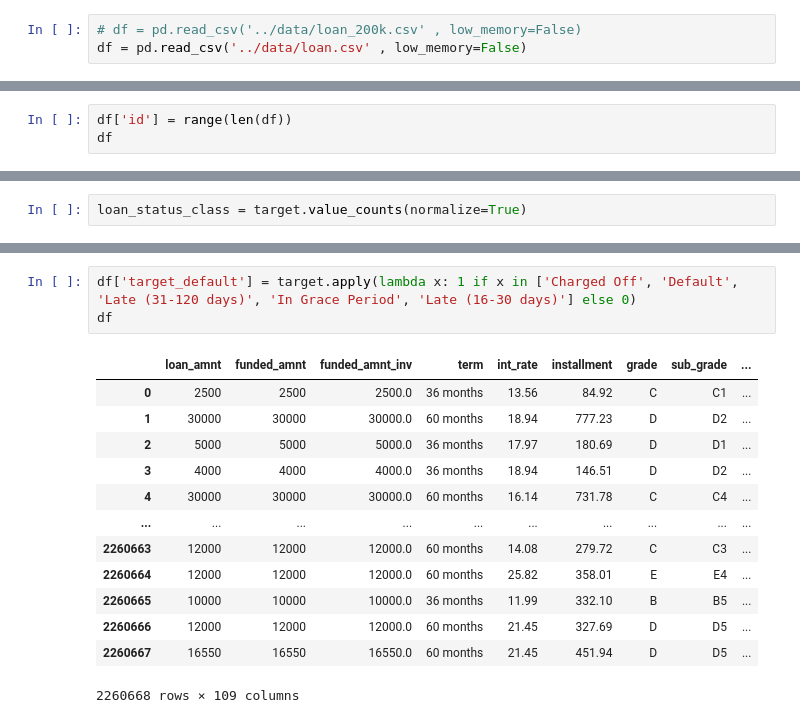
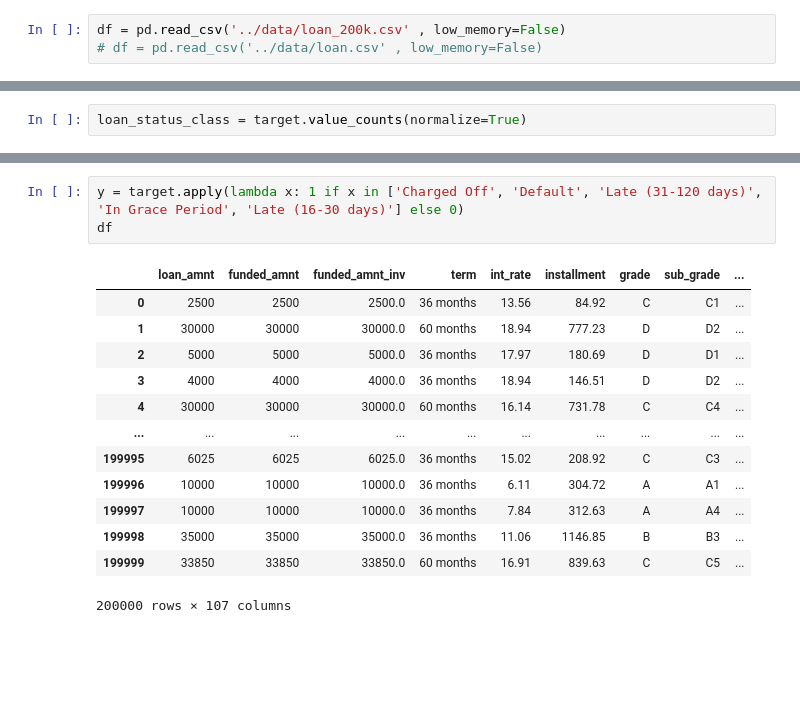
Before and after one commit to OlixIgnacious/loan-default-ml, a Jupyter notebook: notebooks/01_eda.ipynb, the cells around one changed output, grey strips where cells are left out. Cells and saved outputs as stored; diff of their text form; blank space fills up the shorter version.

```diff
--- a/notebooks/01_eda.ipynb
+++ b/notebooks/01_eda.ipynb
@@ -1,8 +1,8 @@
 # %%
 import pandas as pd
 # %%
-# df = pd.read_csv('../data/loan_200k.csv' , low_memory=False)
-df = pd.read_csv('../data/loan.csv' , low_memory=False)
+df = pd.read_csv('../data/loan_200k.csv' , low_memory=False)
+# df = pd.read_csv('../data/loan.csv' , low_memory=False)
 # %%
 leak_cols = [c for c in df.columns if "pymnt" in c or "recover" in c or "hardship" in c or "settlement" in c or 'total_rec' in c or 'out_prncp' in c  or 'last_pymnt' in c or 'next_pymnt' in c or 'last_credit_pull_d' in c]
 leak_cols
@@ -52,4 +52 @@ df.isna().sum().to_dict()
  'disbursement_method': 0}
-# %%
-df['id'] = range(len(df))
-df
@@ -141,20 +118,20 @@ Name: proportion, dtype: float64
 # %%
-df['target_default'] = target.apply(lambda x: 1 if x in ['Charged Off', 'Default', 'Late (31-120 days)', 'In Grace Period', 'Late (16-30 days)'] else 0)
+y = target.apply(lambda x: 1 if x in ['Charged Off', 'Default', 'Late (31-120 days)', 'In Grace Period', 'Late (16-30 days)'] else 0)
 df
 # %% [output]
 |  | loan_amnt | funded_amnt | funded_amnt_inv | term | int_rate | installment | grade | sub_grade | ... |
 | 0 | 2500 | 2500 | 2500.0 | 36 months | 13.56 | 84.92 | C | C1 | ... |
 | 1 | 30000 | 30000 | 30000.0 | 60 months | 18.94 | 777.23 | D | D2 | ... |
 | 2 | 5000 | 5000 | 5000.0 | 36 months | 17.97 | 180.69 | D | D1 | ... |
 | 3 | 4000 | 4000 | 4000.0 | 36 months | 18.94 | 146.51 | D | D2 | ... |
 | 4 | 30000 | 30000 | 30000.0 | 60 months | 16.14 | 731.78 | C | C4 | ... |
 | ... | ... | ... | ... | ... | ... | ... | ... | ... | ... |
-| 2260663 | 12000 | 12000 | 12000.0 | 60 months | 14.08 | 279.72 | C | C3 | ... |
-| 2260664 | 12000 | 12000 | 12000.0 | 60 months | 25.82 | 358.01 | E | E4 | ... |
-| 2260665 | 10000 | 10000 | 10000.0 | 36 months | 11.99 | 332.10 | B | B5 | ... |
-| 2260666 | 12000 | 12000 | 12000.0 | 60 months | 21.45 | 327.69 | D | D5 | ... |
-| 2260667 | 16550 | 16550 | 16550.0 | 60 months | 21.45 | 451.94 | D | D5 | ... |
+| 199995 | 6025 | 6025 | 6025.0 | 36 months | 15.02 | 208.92 | C | C3 | ... |
+| 199996 | 10000 | 10000 | 10000.0 | 36 months | 6.11 | 304.72 | A | A1 | ... |
+| 199997 | 10000 | 10000 | 10000.0 | 36 months | 7.84 | 312.63 | A | A4 | ... |
+| 199998 | 35000 | 35000 | 35000.0 | 36 months | 11.06 | 1146.85 | B | B3 | ... |
+| 199999 | 33850 | 33850 | 33850.0 | 60 months | 16.91 | 839.63 | C | C5 | ... |
-2260668 rows × 109 columns
+200000 rows × 107 columns
 # %%
 target
 # %% [output]
```
Also changed, not shown: parts of 20 cells of this notebook.
